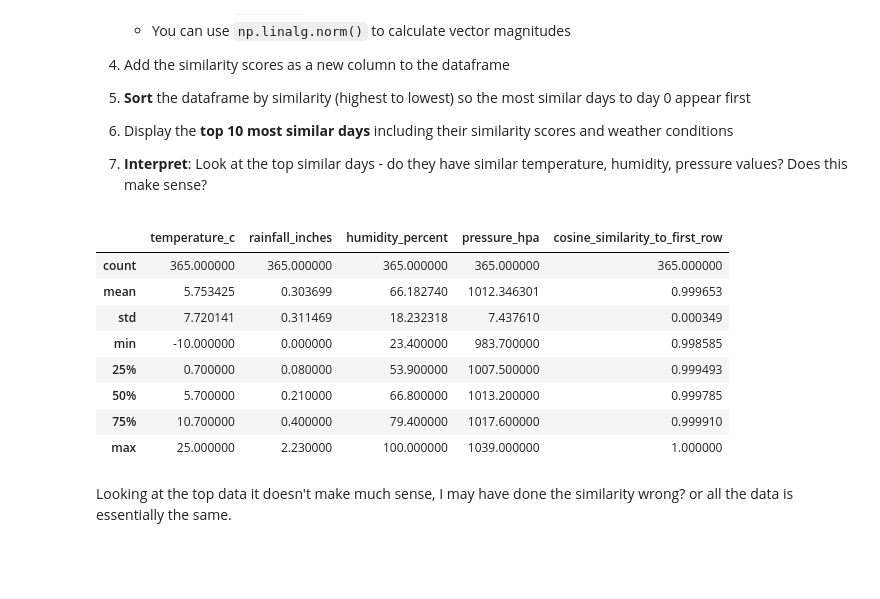
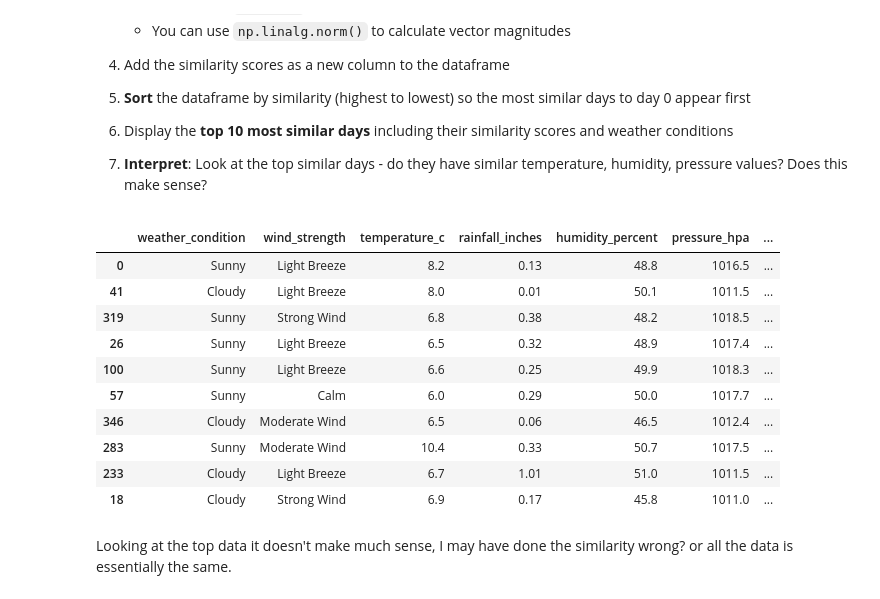
Before and after one commit to gentralg-Gitcoding/programming_basics, a Jupyter notebook: notebooks/lesson_12/Lesson_12_activity.ipynb, the cells around one changed output. Saved outputs shown, nothing was run; the diff lists cells and outputs as text; code cells hidden in the pictures; blank space fills up the shorter version.

```diff
--- a/notebooks/lesson_12/Lesson_12_activity.ipynb
+++ b/notebooks/lesson_12/Lesson_12_activity.ipynb
@@ -58,24 +58,26 @@ In linear algebra, we can treat each row of data as a vector and measure how sim
 # %%
 first_row = df[['temperature_c','rainfall_inches','humidity_percent','pressure_hpa']].iloc[0]
 df_numeric = df[['temperature_c','rainfall_inches','humidity_percent','pressure_hpa']]
 
 #Using np dot directly by tansposing one of the dataframes to make inner dimensions the same
 df['cosine_similarity_to_first_row'] = np.dot(df_numeric, first_row) / (np.linalg.norm(df_numeric, axis=1) * np.linalg.norm(first_row))
 df.sort_values('cosine_similarity_to_first_row', ascending=False, inplace=True)
 
 df.head(10)
 
-df.describe()
+# df.describe()
 # %% [output]
-|  | temperature_c | rainfall_inches | humidity_percent | pressure_hpa | cosine_similarity_to_first_row |
-| count | 365.000000 | 365.000000 | 365.000000 | 365.000000 | 365.000000 |
-| mean | 5.753425 | 0.303699 | 66.182740 | 1012.346301 | 0.999653 |
-| std | 7.720141 | 0.311469 | 18.232318 | 7.437610 | 0.000349 |
-| min | -10.000000 | 0.000000 | 23.400000 | 983.700000 | 0.998585 |
-| 25% | 0.700000 | 0.080000 | 53.900000 | 1007.500000 | 0.999493 |
-| 50% | 5.700000 | 0.210000 | 66.800000 | 1013.200000 | 0.999785 |
-| 75% | 10.700000 | 0.400000 | 79.400000 | 1017.600000 | 0.999910 |
-| max | 25.000000 | 2.230000 | 100.000000 | 1039.000000 | 1.000000 |
+|  | weather_condition | wind_strength | temperature_c | rainfall_inches | humidity_percent | pressure_hpa | ... |
+| 0 | Sunny | Light Breeze | 8.2 | 0.13 | 48.8 | 1016.5 | ... |
+| 41 | Cloudy | Light Breeze | 8.0 | 0.01 | 50.1 | 1011.5 | ... |
+| 319 | Sunny | Strong Wind | 6.8 | 0.38 | 48.2 | 1018.5 | ... |
+| 26 | Sunny | Light Breeze | 6.5 | 0.32 | 48.9 | 1017.4 | ... |
+| 100 | Sunny | Light Breeze | 6.6 | 0.25 | 49.9 | 1018.3 | ... |
+| 57 | Sunny | Calm | 6.0 | 0.29 | 50.0 | 1017.7 | ... |
+| 346 | Cloudy | Moderate Wind | 6.5 | 0.06 | 46.5 | 1012.4 | ... |
+| 283 | Sunny | Moderate Wind | 10.4 | 0.33 | 50.7 | 1017.5 | ... |
+| 233 | Cloudy | Light Breeze | 6.7 | 1.01 | 51.0 | 1011.5 | ... |
+| 18 | Cloudy | Strong Wind | 6.9 | 0.17 | 45.8 | 1011.0 | ... |
 # %% [markdown]
 Looking at the top data it doesn't make much sense, I may have done the similarity wrong? or all the data is essentially the same.
 # %% [markdown]
```
Also changed, not shown: 2 other files.
